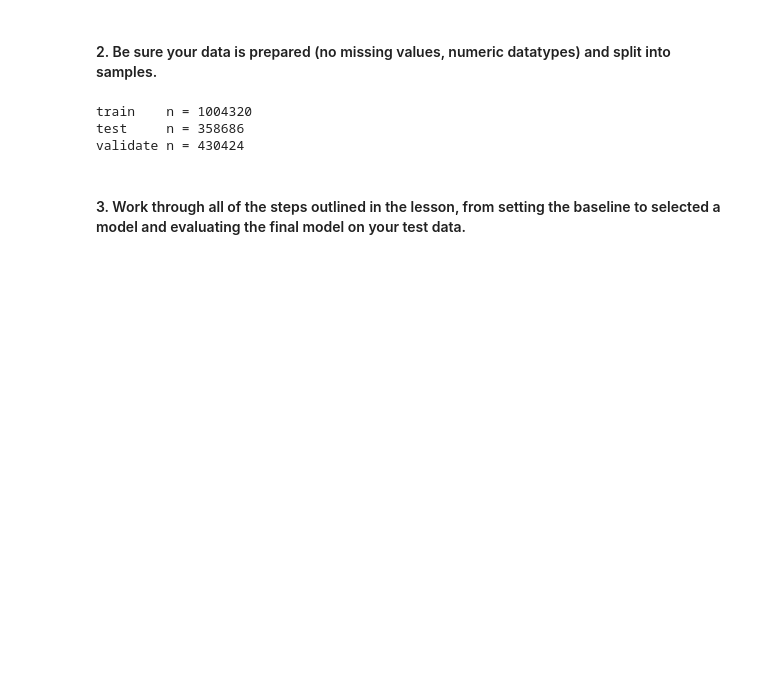
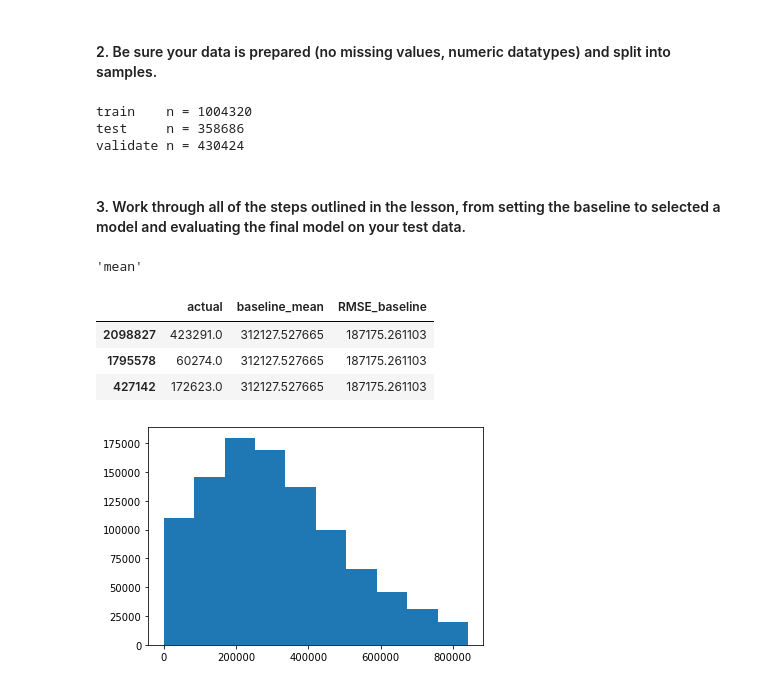
Before and after one commit to bensmith07/regression-exercises, a Jupyter notebook: modeling.ipynb, the cells around one changed output. Saved outputs shown, nothing was run; the diff lists cells and outputs as text; code cells hidden in the pictures; blank space fills up the shorter version.

```diff
--- a/modeling.ipynb
+++ b/modeling.ipynb
@@ -102,0 +137,16 @@ y_test = test[target]
+# %%
+baseline
+# %% [output]
+'mean'
+# %%
+train_results.head(3)
+# %% [output]
+|  | actual | baseline_mean | RMSE_baseline |
+| 2098827 | 423291.0 | 312127.527665 | 187175.261103 |
+| 1795578 | 60274.0 | 312127.527665 | 187175.261103 |
+| 427142 | 172623.0 | 312127.527665 | 187175.261103 |
+# %%
+plt.hist(train[target])
+plt.show()
+# %% [output]
+[figure, added]
```
Also changed, not shown: parts of 6 cells of this notebook.
